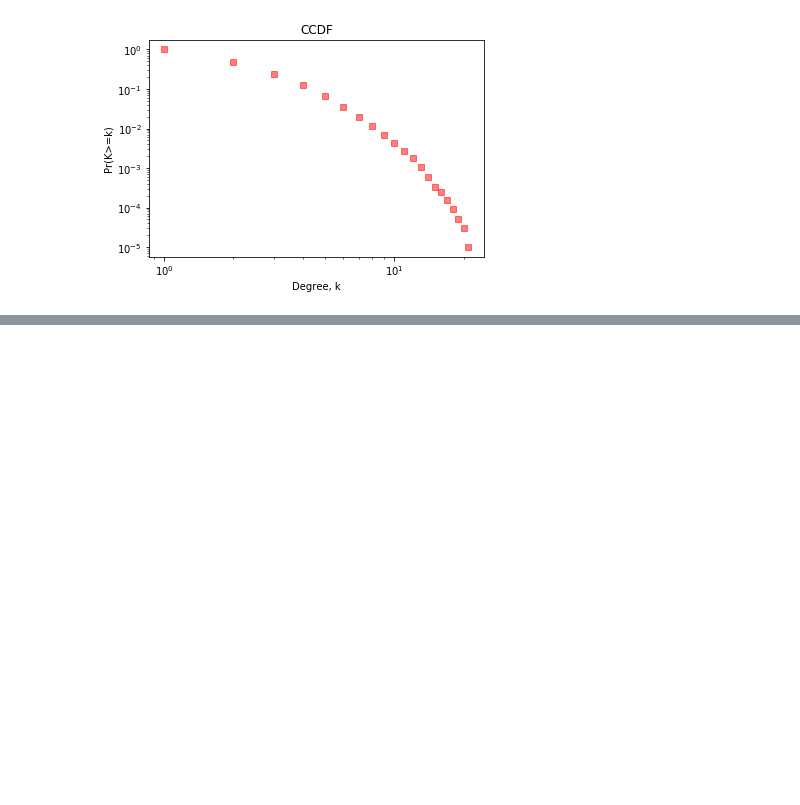
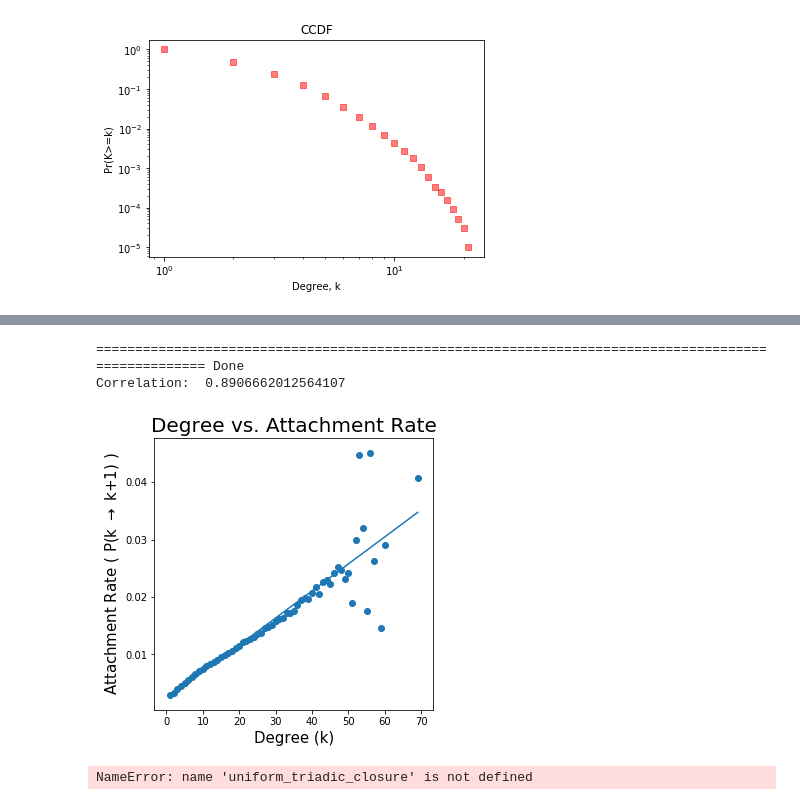
Before and after one commit to thomasy314/Preferential-Attachment, a Jupyter notebook: Pref_Attach.ipynb, the cells around one changed output, grey strips where cells are left out. Drawn from its saved outputs; the diff is of its cells as text; code cells hidden in the pictures; blank space fills up the shorter version.

```diff
--- a/Pref_Attach.ipynb
+++ b/Pref_Attach.ipynb
@@ -581,0 +518,22 @@ print(np.random.choice(list({1: 0, 2: 0}.keys())))
+# %%
+# Graph parameters
+size = 1000
+params = [size, 2, 0.1]
+
+# Test parameters
+interval = 500
+start = 500
+iterations = 10000
+
+k_incr = test_graph(uniform_triadic_closure, params, start, interval, iterations)
+
+slope, intercept, r_value, p_value, std_err = model_stats(k_incr);
+print("Correlation: ", r_value)
+# %% [output]
+==================================================================================================== Done
+Correlation:  0.8906662012564107
+[figure, added]
+# %%
+plotDegsStat(uniform_triadic_closure, [1000, 2, 0.05], 1000)
+# %% [output]
+NameError: name 'uniform_triadic_closure' is not defined
```
Also changed, not shown: parts of 14 cells of this notebook.
